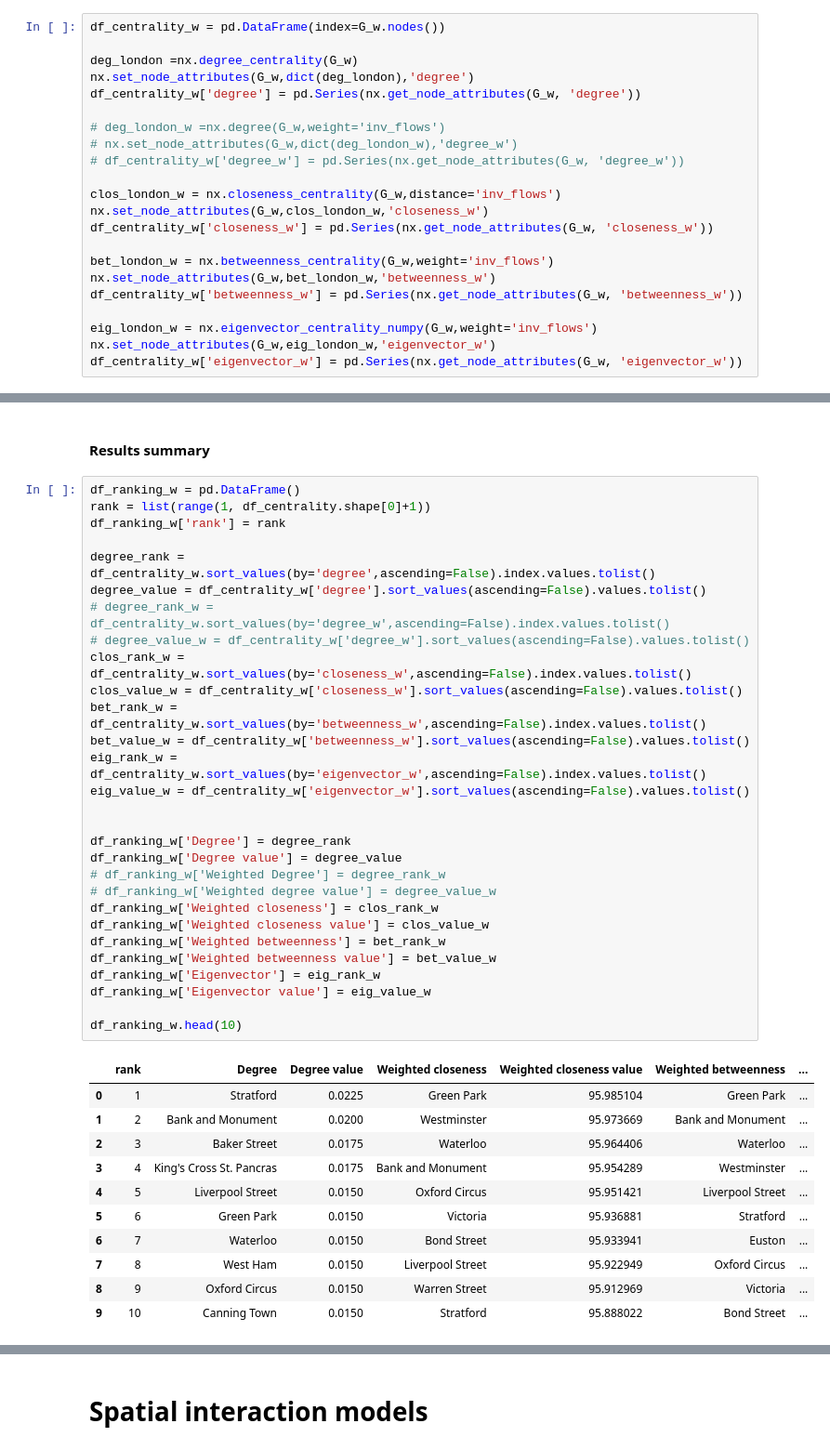
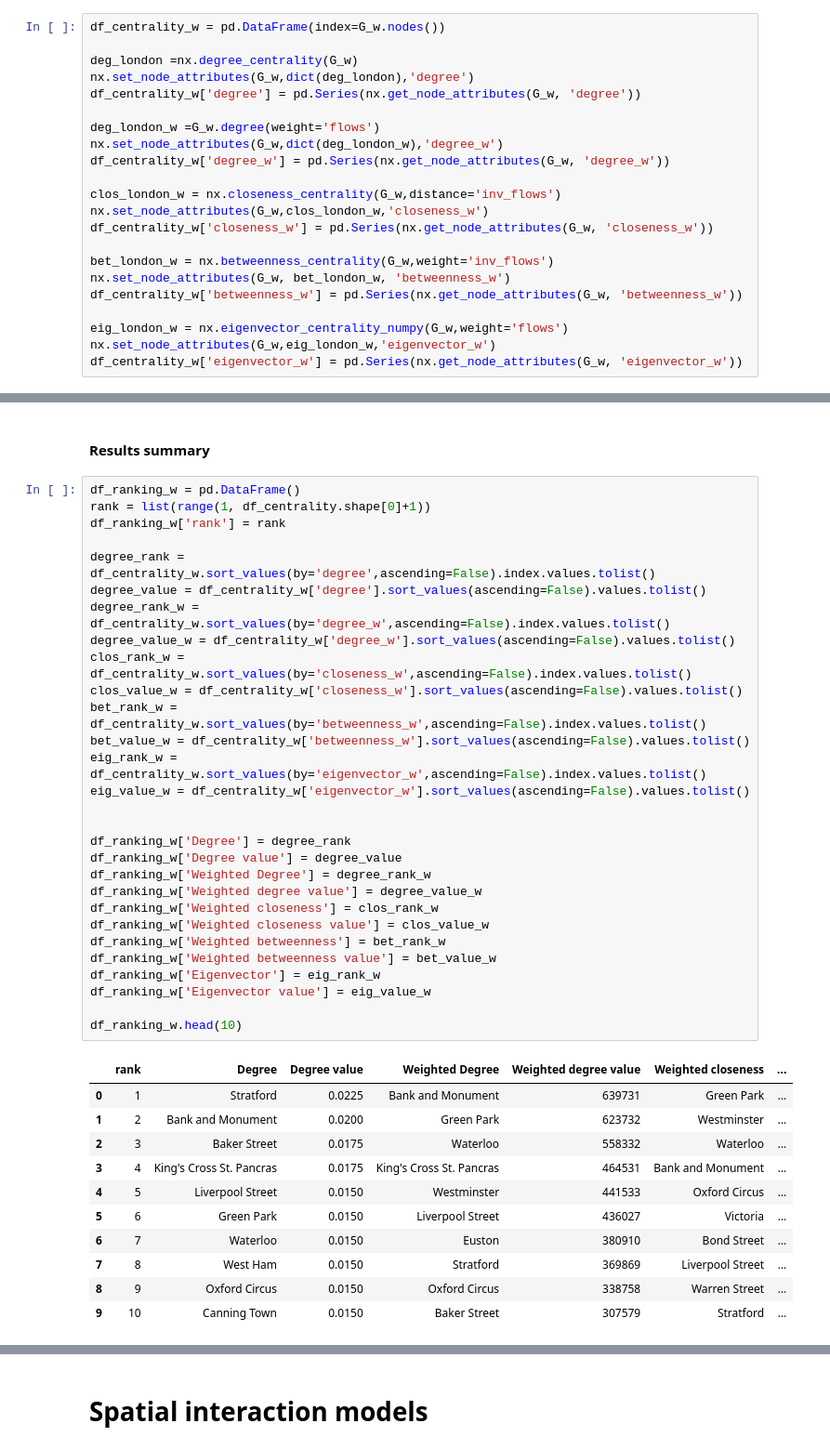
Before and after one commit to rpoandres/US_Assessment, a Jupyter notebook: US_Assessment.ipynb, the cells around one changed output, grey strips where cells are left out. Shown at 93% size. Saved outputs shown, nothing was run; the diff lists cells and outputs as text.

Commit message:
Node removed in weighted network

```diff
--- a/US_Assessment.ipynb
+++ b/US_Assessment.ipynb
@@ -1085,19 +1087,19 @@ deg_london =nx.degree_centrality(G_w)
 nx.set_node_attributes(G_w,dict(deg_london),'degree')
 df_centrality_w['degree'] = pd.Series(nx.get_node_attributes(G_w, 'degree'))
 
-# deg_london_w =nx.degree(G_w,weight='inv_flows')
-# nx.set_node_attributes(G_w,dict(deg_london_w),'degree_w')
-# df_centrality_w['degree_w'] = pd.Series(nx.get_node_attributes(G_w, 'degree_w'))
+deg_london_w =G_w.degree(weight='flows')
+nx.set_node_attributes(G_w,dict(deg_london_w),'degree_w')
+df_centrality_w['degree_w'] = pd.Series(nx.get_node_attributes(G_w, 'degree_w'))
 
 clos_london_w = nx.closeness_centrality(G_w,distance='inv_flows')
 nx.set_node_attributes(G_w,clos_london_w,'closeness_w')
 df_centrality_w['closeness_w'] = pd.Series(nx.get_node_attributes(G_w, 'closeness_w'))
 
 bet_london_w = nx.betweenness_centrality(G_w,weight='inv_flows')
-nx.set_node_attributes(G_w,bet_london_w,'betweenness_w')
+nx.set_node_attributes(G_w, bet_london_w, 'betweenness_w')
 df_centrality_w['betweenness_w'] = pd.Series(nx.get_node_attributes(G_w, 'betweenness_w'))
 
-eig_london_w = nx.eigenvector_centrality_numpy(G_w,weight='inv_flows')
+eig_london_w = nx.eigenvector_centrality_numpy(G_w,weight='flows')
 nx.set_node_attributes(G_w,eig_london_w,'eigenvector_w')
 df_centrality_w['eigenvector_w'] = pd.Series(nx.get_node_attributes(G_w, 'eigenvector_w'))
 # %%
@@ -1121,41 +1123,41 @@ df_centrality_w
 # %%
 df_ranking_w = pd.DataFrame()
 rank = list(range(1, df_centrality.shape[0]+1))
 df_ranking_w['rank'] = rank
 
 degree_rank = df_centrality_w.sort_values(by='degree',ascending=False).index.values.tolist()
 degree_value = df_centrality_w['degree'].sort_values(ascending=False).values.tolist()
-# degree_rank_w = df_centrality_w.sort_values(by='degree_w',ascending=False).index.values.tolist()
-# degree_value_w = df_centrality_w['degree_w'].sort_values(ascending=False).values.tolist()
+degree_rank_w = df_centrality_w.sort_values(by='degree_w',ascending=False).index.values.tolist()
+degree_value_w = df_centrality_w['degree_w'].sort_values(ascending=False).values.tolist()
 clos_rank_w = df_centrality_w.sort_values(by='closeness_w',ascending=False).index.values.tolist()
 clos_value_w = df_centrality_w['closeness_w'].sort_values(ascending=False).values.tolist()
 bet_rank_w = df_centrality_w.sort_values(by='betweenness_w',ascending=False).index.values.tolist()
 bet_value_w = df_centrality_w['betweenness_w'].sort_values(ascending=False).values.tolist()
 eig_rank_w = df_centrality_w.sort_values(by='eigenvector_w',ascending=False).index.values.tolist()
 eig_value_w = df_centrality_w['eigenvector_w'].sort_values(ascending=False).values.tolist()
 
 
 df_ranking_w['Degree'] = degree_rank
 df_ranking_w['Degree value'] = degree_value
-# df_ranking_w['Weighted Degree'] = degree_rank_w
-# df_ranking_w['Weighted degree value'] = degree_value_w
+df_ranking_w['Weighted Degree'] = degree_rank_w
+df_ranking_w['Weighted degree value'] = degree_value_w
 df_ranking_w['Weighted closeness'] = clos_rank_w
 df_ranking_w['Weighted closeness value'] = clos_value_w
 df_ranking_w['Weighted betweenness'] = bet_rank_w
 df_ranking_w['Weighted betweenness value'] = bet_value_w
 df_ranking_w['Eigenvector'] = eig_rank_w
 df_ranking_w['Eigenvector value'] = eig_value_w
 
 df_ranking_w.head(10)
 # %% [output]
-|  | rank | Degree | Degree value | Weighted closeness | Weighted closeness value | Weighted betweenness | ... |
-| 0 | 1 | Stratford | 0.0225 | Green Park | 95.985104 | Green Park | ... |
-| 1 | 2 | Bank and Monument | 0.0200 | Westminster | 95.973669 | Bank and Monument | ... |
-| 2 | 3 | Baker Street | 0.0175 | Waterloo | 95.964406 | Waterloo | ... |
-| 3 | 4 | King's Cross St. Pancras | 0.0175 | Bank and Monument | 95.954289 | Westminster | ... |
-| 4 | 5 | Liverpool Street | 0.0150 | Oxford Circus | 95.951421 | Liverpool Street | ... |
-| 5 | 6 | Green Park | 0.0150 | Victoria | 95.936881 | Stratford | ... |
-| 6 | 7 | Waterloo | 0.0150 | Bond Street | 95.933941 | Euston | ... |
-| 7 | 8 | West Ham | 0.0150 | Liverpool Street | 95.922949 | Oxford Circus | ... |
-| 8 | 9 | Oxford Circus | 0.0150 | Warren Street | 95.912969 | Victoria | ... |
-| 9 | 10 | Canning Town | 0.0150 | Stratford | 95.888022 | Bond Street | ... |
+|  | rank | Degree | Degree value | Weighted Degree | Weighted degree value | Weighted closeness | ... |
+| 0 | 1 | Stratford | 0.0225 | Bank and Monument | 639731 | Green Park | ... |
+| 1 | 2 | Bank and Monument | 0.0200 | Green Park | 623732 | Westminster | ... |
+| 2 | 3 | Baker Street | 0.0175 | Waterloo | 558332 | Waterloo | ... |
+| 3 | 4 | King's Cross St. Pancras | 0.0175 | King's Cross St. Pancras | 464531 | Bank and Monument | ... |
+| 4 | 5 | Liverpool Street | 0.0150 | Westminster | 441533 | Oxford Circus | ... |
+| 5 | 6 | Green Park | 0.0150 | Liverpool Street | 436027 | Victoria | ... |
+| 6 | 7 | Waterloo | 0.0150 | Euston | 380910 | Bond Street | ... |
+| 7 | 8 | West Ham | 0.0150 | Stratford | 369869 | Liverpool Street | ... |
+| 8 | 9 | Oxford Circus | 0.0150 | Oxford Circus | 338758 | Warren Street | ... |
+| 9 | 10 | Canning Town | 0.0150 | Baker Street | 307579 | Stratford | ... |
```
Also changed, not shown: parts of 21 cells of this notebook.
